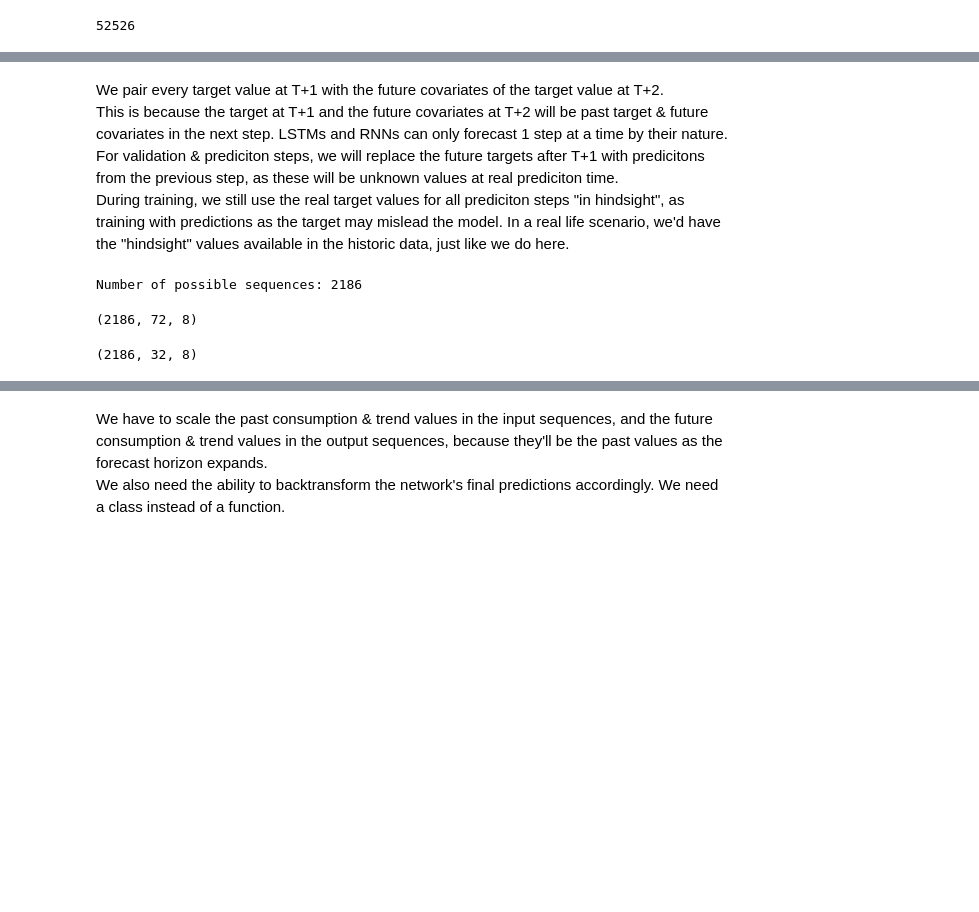
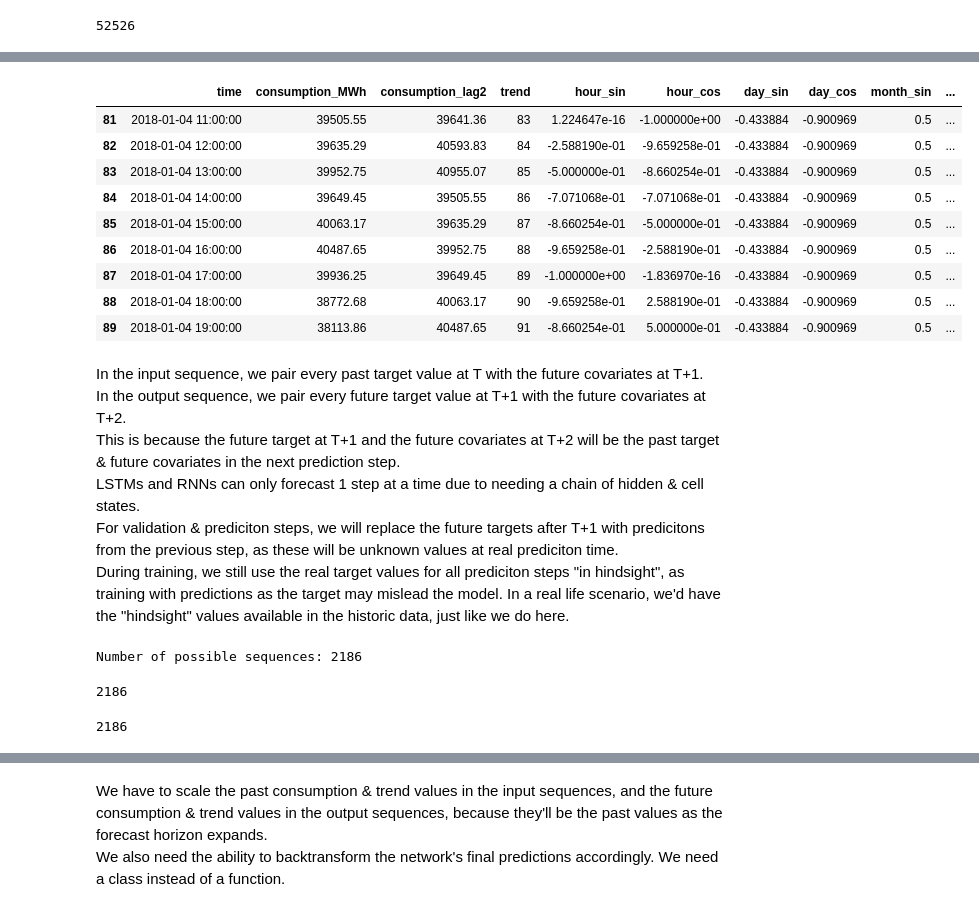
Before and after one commit to AhmetZamanis/DeepLearningEnergyForecasting, a Jupyter notebook: 3.1_QuantileLSTM.ipynb, the cells around one changed output, grey strips where cells are left out. Drawn from its saved outputs; the diff is of its cells as text; code cells hidden in the pictures; blank space fills up the shorter version.

```diff
--- a/3.1_QuantileLSTM.ipynb
+++ b/3.1_QuantileLSTM.ipynb
@@ -181,7 +139,24 @@ output_seq.shape
+# %%
+df_shifted.iloc[81:90]
+# %% [output]
+|  | time | consumption_MWh | consumption_lag2 | trend | hour_sin | hour_cos | day_sin | day_cos | month_sin | ... |
+| 81 | 2018-01-04 11:00:00 | 39505.55 | 39641.36 | 83 | 1.224647e-16 | -1.000000e+00 | -0.433884 | -0.900969 | 0.5 | ... |
+| 82 | 2018-01-04 12:00:00 | 39635.29 | 40593.83 | 84 | -2.588190e-01 | -9.659258e-01 | -0.433884 | -0.900969 | 0.5 | ... |
+| 83 | 2018-01-04 13:00:00 | 39952.75 | 40955.07 | 85 | -5.000000e-01 | -8.660254e-01 | -0.433884 | -0.900969 | 0.5 | ... |
+| 84 | 2018-01-04 14:00:00 | 39649.45 | 39505.55 | 86 | -7.071068e-01 | -7.071068e-01 | -0.433884 | -0.900969 | 0.5 | ... |
+| 85 | 2018-01-04 15:00:00 | 40063.17 | 39635.29 | 87 | -8.660254e-01 | -5.000000e-01 | -0.433884 | -0.900969 | 0.5 | ... |
+| 86 | 2018-01-04 16:00:00 | 40487.65 | 39952.75 | 88 | -9.659258e-01 | -2.588190e-01 | -0.433884 | -0.900969 | 0.5 | ... |
+| 87 | 2018-01-04 17:00:00 | 39936.25 | 39649.45 | 89 | -1.000000e+00 | -1.836970e-16 | -0.433884 | -0.900969 | 0.5 | ... |
+| 88 | 2018-01-04 18:00:00 | 38772.68 | 40063.17 | 90 | -9.659258e-01 | 2.588190e-01 | -0.433884 | -0.900969 | 0.5 | ... |
+| 89 | 2018-01-04 19:00:00 | 38113.86 | 40487.65 | 91 | -8.660254e-01 | 5.000000e-01 | -0.433884 | -0.900969 | 0.5 | ... |
 # %% [markdown]
-We pair every target value at T+1 with the future covariates of the target value at T+2.
+In the input sequence, we pair every past target value at T with the future covariates at T+1.
 \
-This is because the target at T+1 and the future covariates at T+2 will be past target & future covariates in the next step. LSTMs and RNNs can only forecast 1 step at a time by their nature.
+In the output sequence, we pair every future target value at T+1 with the future covariates at T+2.
+\
+This is because the future target at T+1 and the future covariates at T+2 will be the past target & future covariates in the next prediction step.
+\
+LSTMs and RNNs can only forecast 1 step at a time due to needing a chain of hidden & cell states.
 \
 For validation & prediciton steps, we will replace the future targets after T+1 with predicitons from the previous step, as these will be unknown values at real prediciton time.
 \
@@ -217,8 +199,8 @@ for t in range(first_t, last_t + 1, 24):
 # %%
-input_sequences.shape
+len(input_sequences)
 # %% [output]
-(2186, 72, 8)
+2186
 # %%
-output_sequences.shape
+len(output_sequences)
 # %% [output]
-(2186, 32, 8)
+2186
```
Also changed, not shown: parts of 67 cells of this notebook, 1 other file.
